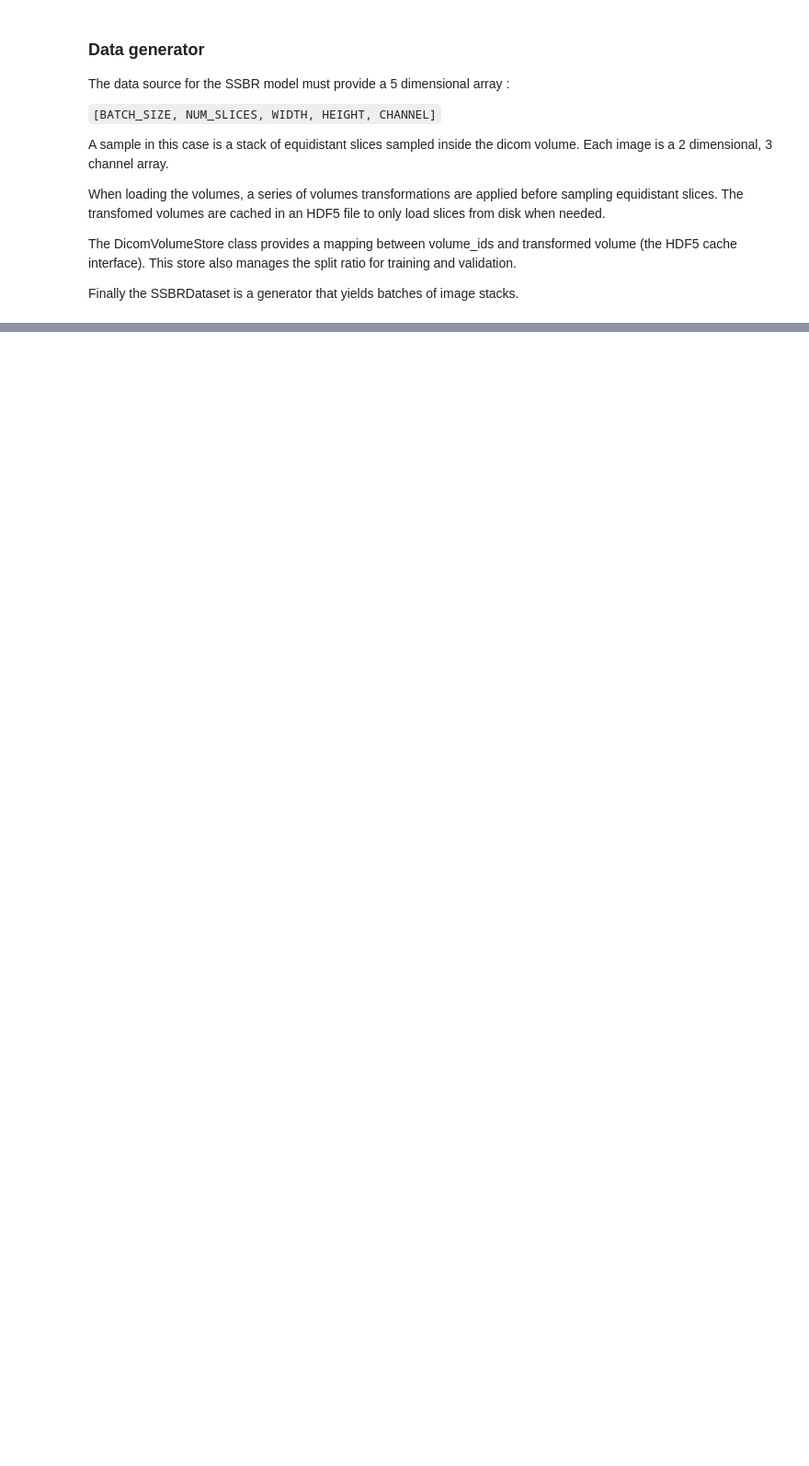
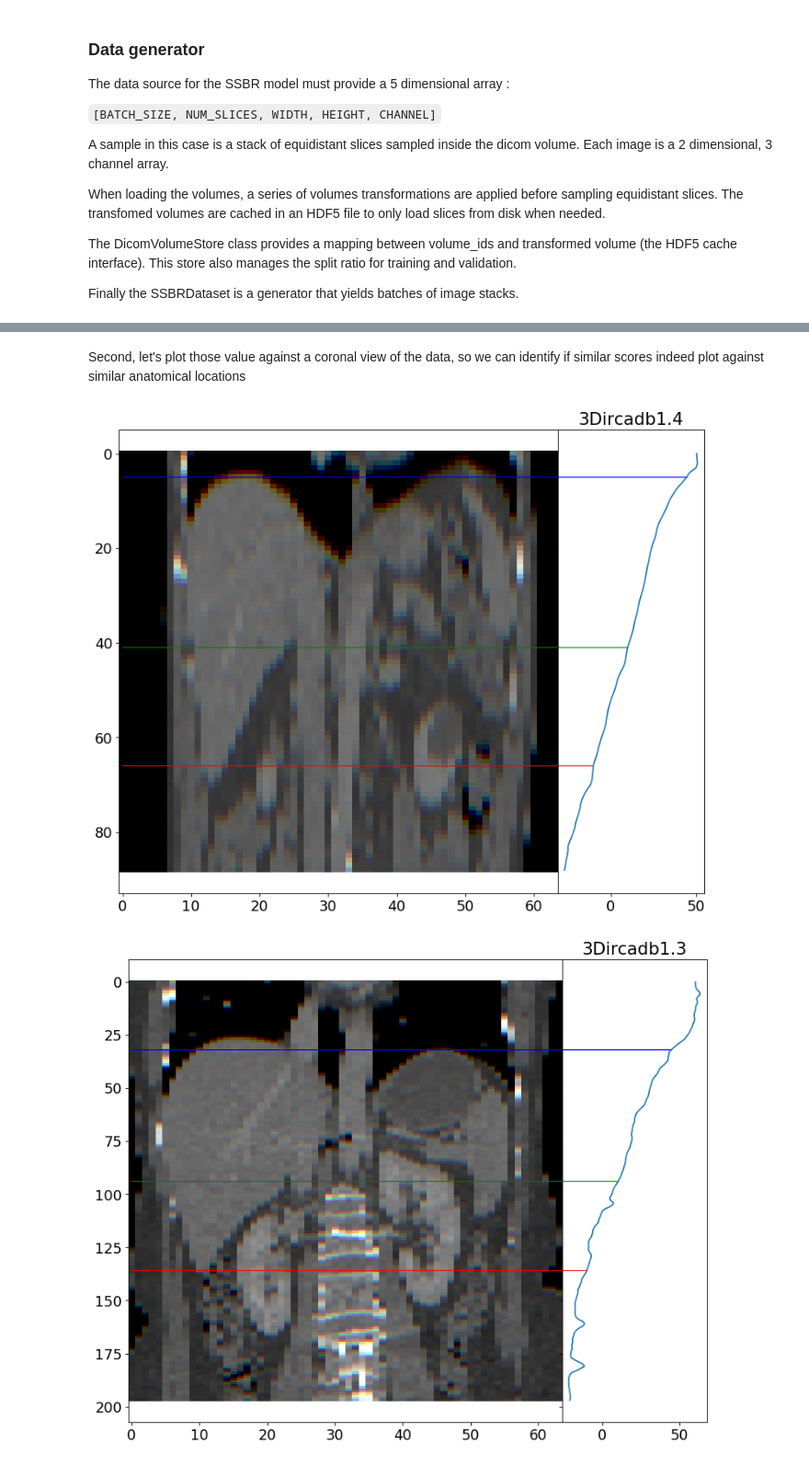
Before and after one commit to Gabsha/ssbr, a Jupyter notebook: notebooks/experiment.ipynb, the cells around one changed output, grey strips where cells are left out. Shown: that part at 92% size. Saved outputs shown, nothing was run; the diff lists cells and outputs as text; code cells hidden in the pictures; blank space fills up the shorter version.

```diff
--- a/notebooks/experiment.ipynb
+++ b/notebooks/experiment.ipynb
@@ -106,8 +146,11 @@ hist = m.fit_generator(generator=datagen_train,
 # %%
-# Plot losses
-fig = plt.figure()
+# Plot resulting losses
+with open(output / 'history.json', 'r') as fid:
+    hist = json.load(fid)
+
+fig = plt.figure(figsize=(10, 8), dpi= 80)
 labels = []
-for k, v in hist.history.items():
+for k, v in hist.items():
     labels.append(k)
     plt.plot(v)
 plt.legend(labels)
@@ -137,0 +232,53 @@ for vid, val in results.items():
+# %% [markdown]
+Second, let's plot those value against a coronal view of the data, so we can identify if similar scores indeed plot against similar anatomical locations
+# %%
+from matplotlib.patches import ConnectionPatch
+from itertools import cycle
+
+itemsiter = iter(volumes.items())
+
+split_fp = exp_folder / 'split.json'
+
+with open(split_fp,'r') as fid:
+    split = json.load(fid)
+
+def find_nearest(array, value):
+    array = np.asarray(array)
+    idx = (np.abs(array - value)).argmin()
+    return idx
+
+for vid in split['valid']:
+    vol = volumes[vid]
+
+    fig = plt.figure(figsize=(10, 8), dpi= 80)
+
+    vol_np = np.asarray(vol)
+    shp = vol_np.shape
+    img_coro = np.flipud(np.squeeze(vol_np[:, shp[1] // 2, :]))
+
+    scores = results[vid]
+    revscores=scores[::-1]
+
+    ax1 = plt.subplot2grid((1, 4), (0, 0), colspan=3)
+    ax2 = plt.subplot2grid((1, 4), (0, 3), sharey=ax1)
+
+    ax1.imshow(img_coro, cmap='gray', aspect='auto')
+    ax2.plot(revscores, np.arange(len(revscores)))
+
+    # Add a horizontal line
+    colors = cycle(iter(['blue', 'red', 'green']))
+    for target in [45, -10, 10]:
+        idx = find_nearest(revscores, target)
+        xyA = (target, idx)
+        xyB = (0, idx)
+        con = ConnectionPatch(xyA=xyA, xyB=xyB, coordsA="data", coordsB="data",
+                          axesA=ax2, axesB=ax1, color=next(colors))
+        ax2.add_artist(con)
+
+    fig.tight_layout()
+    fig.subplots_adjust(wspace=0)
+    plt.setp(ax2.get_yticklabels(), visible=False)
+    plt.title(vid)
+# %% [output]
+[figure, added]
+[figure, added]
```
Also changed, not shown: parts of 23 cells of this notebook, 4 other files.
